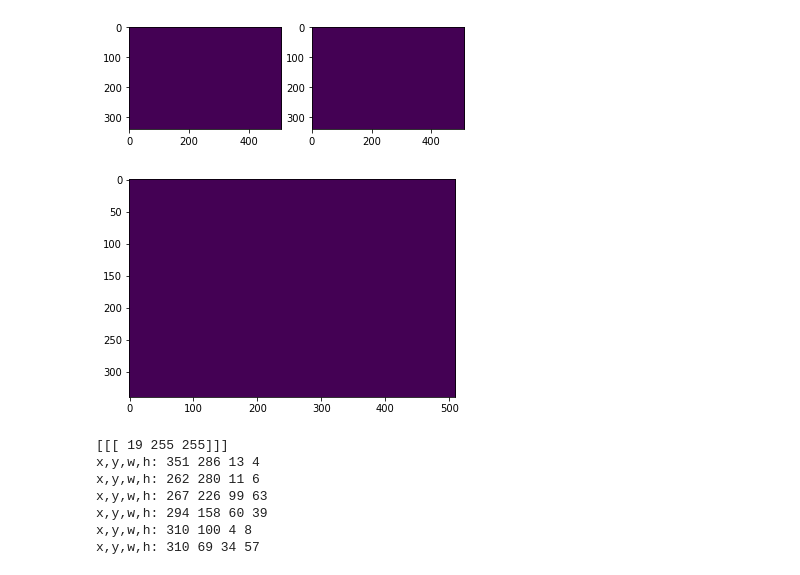
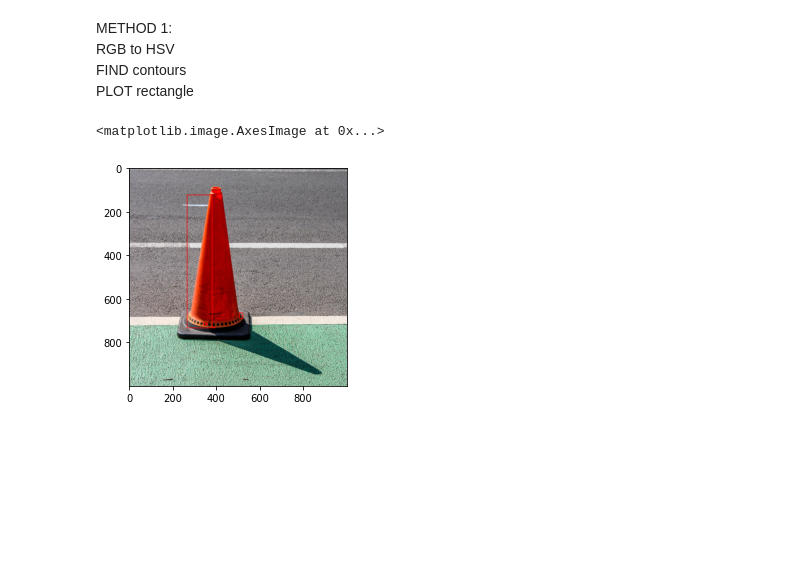
Before and after one commit to oskarbosgraaf/erf2022, a Jupyter notebook: development/blob_detection/derck_test.ipynb, the cells around one changed output. Saved outputs shown, nothing was run; the diff lists cells and outputs as text; code cells hidden in the pictures; blank space fills up the shorter version.

```diff
--- a/development/blob_detection/derck_test.ipynb
+++ b/development/blob_detection/derck_test.ipynb
@@ -14,59 +16,46 @@ plt.show()
-# %%
-img_thresh_low = cv2.inRange(img_HSV, np.array([0, 135, 135]), np.array([15, 255, 255]))
-img_thresh_high = cv2.inRange(img_HSV, np.array([159, 135, 135]), np.array([179, 255, 255]))
-img_thresh = cv2.bitwise_or(img_thresh_low, img_thresh_high)
-
-f, axarr = plt.subplots(nrows=1, ncols=2)
-axarr[0].imshow(img_thresh_low)
-axarr[1].imshow(img_thresh_high)
-plt.show()
-
-plt.imshow(img_thresh)
-plt.show()
-# %% [output]
-[figure, removed]
-[figure, removed]
+# %% [markdown]
+METHOD 1: <br>
+RGB to HSV <br>
+FIND contours <br>
+PLOT rectangle
 # %%
 hsv = cv2.cvtColor(img, cv2.COLOR_BGR2HSV)
 
-# lower bound and upper bound for Green color
-
-greenBGR = np.uint8([[[0,165,255]]])
-
-hsv_green = cv2.cvtColor(greenBGR,cv2.COLOR_BGR2HSV)
-print (hsv_green)
-mask = cv2.inRange(hsv,(0, 100, 20), (25, 200, 255))
-
-kernel = np.ones((5, 5))
+# get the orange range
+orange = cv2.inRange(hsv,(0, 100, 20), (25, 200, 255))
 
 # # erode and then dilate
+# kernel = np.ones((5, 5))
 # mask = cv2.morphologyEx(mask, cv2.MORPH_OPEN, kernel)
 
 # blur
-mask = cv2.medianBlur(mask, 5)
+orange = cv2.medianBlur(orange, 5)
 
-# mask = cv2.Canny(mask, 80, 160)
+# create result image
+result = img.copy()
+
+# find contours in orange image
+contours = cv2.findContours(orange, cv2.RETR_EXTERNAL, cv2.CHAIN_APPROX_SIMPLE)
+contours = contours[0] if len(contours) == 2 else contours[1]
+
+# per contour create a rectangle
+for cntr in contours:
+    # rectangle size
+    x,y,w,h = cv2.boundingRect(cntr)
+
+    # check for minimum size
+    if np.abs(y-x) > 2 and np.abs(h-w) > 2:
+        # create rectangle
+        cv2.rectangle(result, (x, y), (x+w, y+h), (0, 0, 255), 2)
+        # print("x,y,w,h:",x,y,w,h)
 
 
-result = img.copy()
-contours = cv2.findContours(mask, cv2.RETR_EXTERNAL, cv2.CHAIN_APPROX_SIMPLE)
-contours = contours[0] if len(contours) == 2 else contours[1]
-for cntr in contours:
-    x,y,w,h = cv2.boundingRect(cntr)
-    # print(y-x)
-    if np.abs(y-x) > 2 and np.abs(h-w) > 2:
-        cv2.rectangle(result, (x, y), (x+w, y+h), (0, 0, 255), 2)
-        print("x,y,w,h:",x,y,w,h)
+# cv2.imshow("Keypoints", result)
+# cv2.waitKey(0)
+# cv2.destroyAllWindows()
 
-
-cv2.imshow("Keypoints", result)
-cv2.waitKey(0)
-cv2.destroyAllWindows()
+RGB_result = cv2.cvtColor(result, cv2.COLOR_BGR2RGB)
+plt.imshow(RGB_result)
 # %% [output]
-[[[ 19 255 255]]]
-x,y,w,h: 351 286 13 4
-x,y,w,h: 262 280 11 6
-x,y,w,h: 267 226 99 63
-x,y,w,h: 294 158 60 39
-x,y,w,h: 310 100 4 8
-x,y,w,h: 310 69 34 57
+<matplotlib.image.AxesImage at 0x...>
+[figure, added]
```
Also changed, not shown: parts of 8 cells of this notebook.
